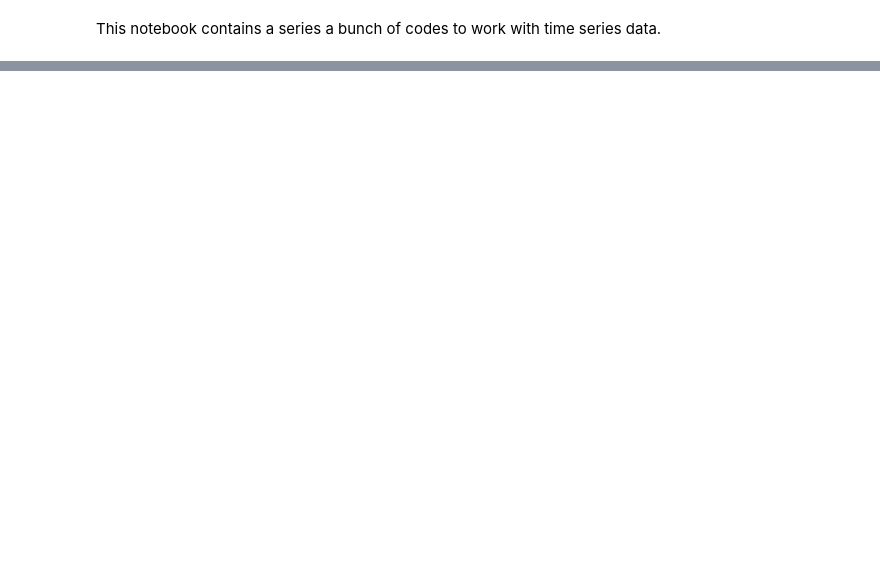
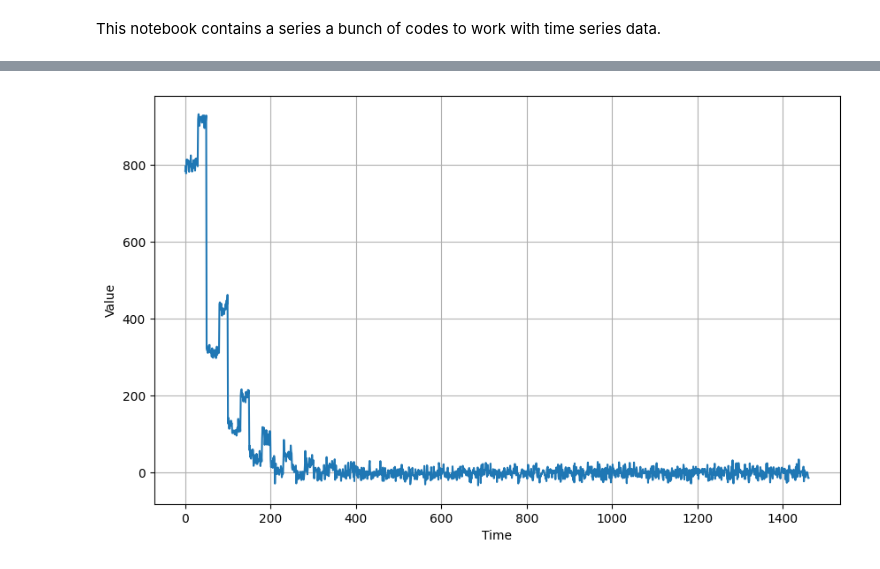
Before and after one commit to saxena-p/Time_Series, a Jupyter notebook: Time_Series.ipynb, the cells around one changed output, grey strips where cells are left out. Saved outputs shown, nothing was run; the diff lists cells and outputs as text; code cells hidden in the pictures; blank space fills up the shorter version.

```diff
--- a/Time_Series.ipynb
+++ b/Time_Series.ipynb
@@ -13,0 +52,6 @@ sf.plot_series(time, signal, label='my label')
+# %%
+# See an autocorrelated series
+ar = sf.autocorrelation(time, 10)
+sf.plot_series(time, ar)
+# %% [output]
+[figure, added]
```
Also changed, not shown: parts of 4 cells of this notebook, 1 other file.
